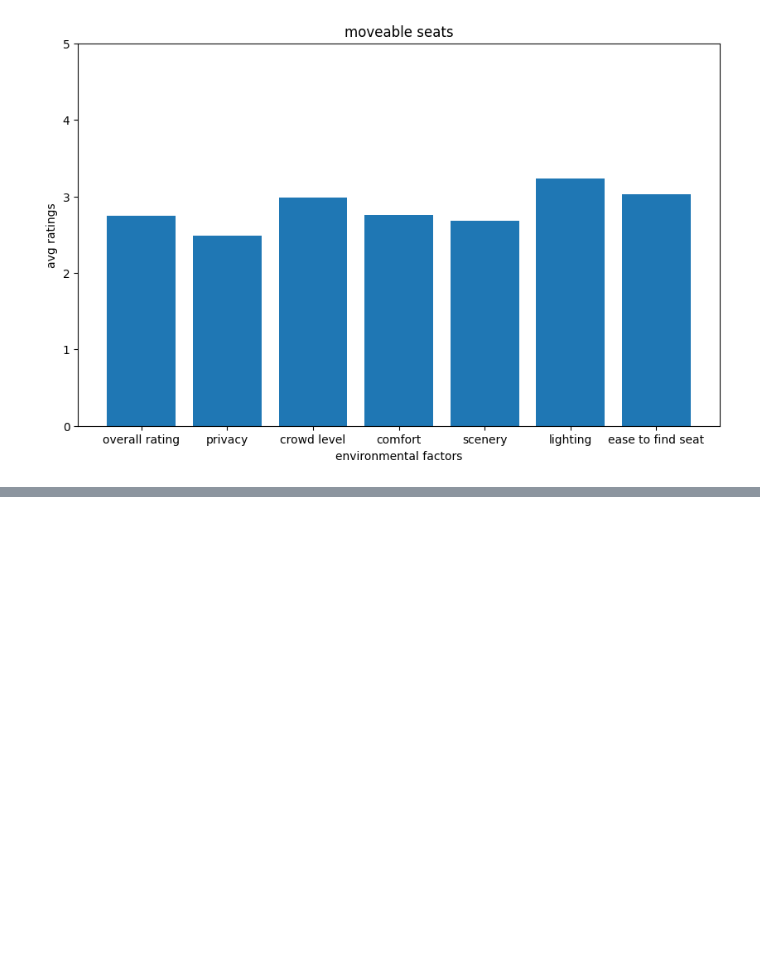
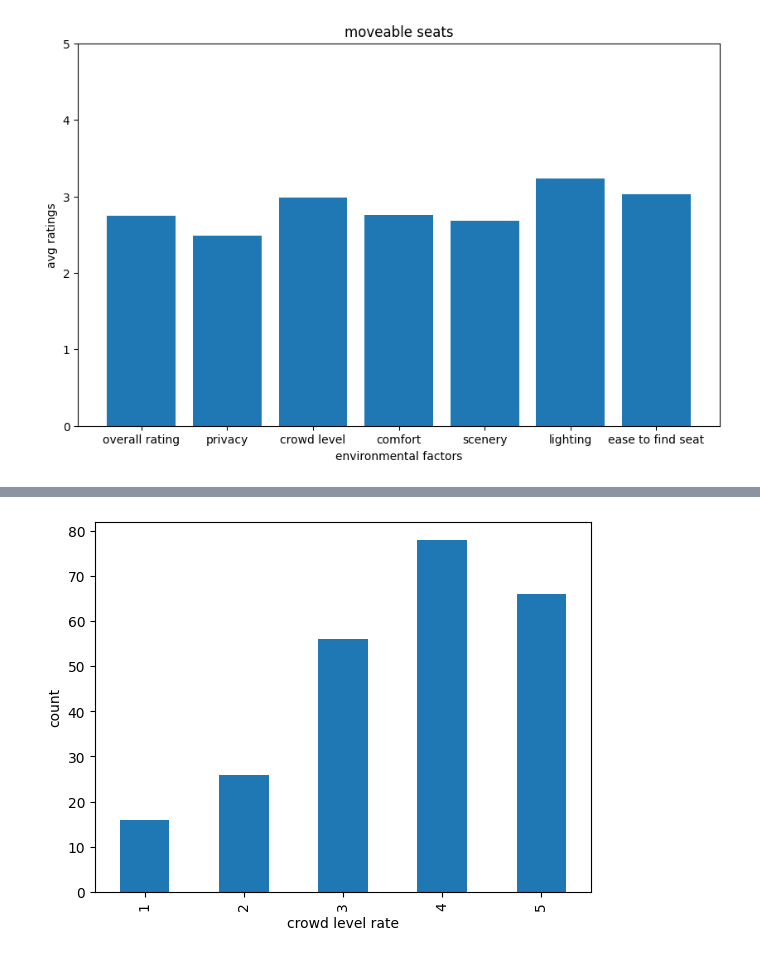
Before and after one commit to chriskbs/DSA3101, a Jupyter notebook: notebooks/survey_trend.ipynb, the cells around one changed output, grey strips where cells are left out. Saved outputs shown, nothing was run; the diff lists cells and outputs as text; code cells hidden in the pictures; blank space fills up the shorter version.

```diff
--- a/notebooks/survey_trend.ipynb
+++ b/notebooks/survey_trend.ipynb
@@ -324,0 +336,9 @@ plt.show()
+# %%
+crowd_counts = df['crowd_lvl_rate'].explode().value_counts().sort_index()
+
+privacy_counts.plot(kind='bar')
+plt.xlabel('crowd level rate')
+plt.ylabel('count')
+plt.show()
+# %% [output]
+[figure, added]
```
Also changed, not shown: parts of 6 cells of this notebook.
